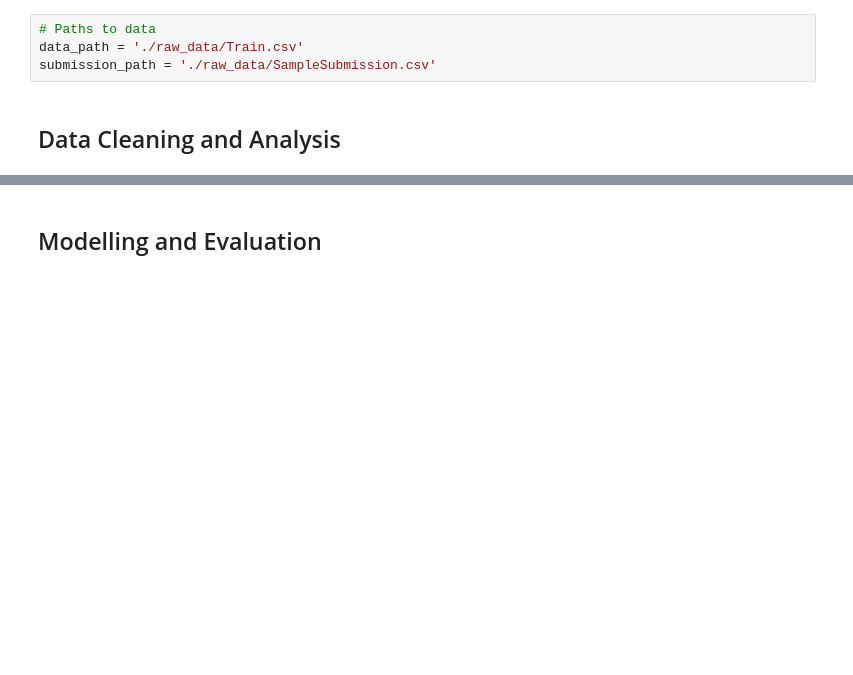
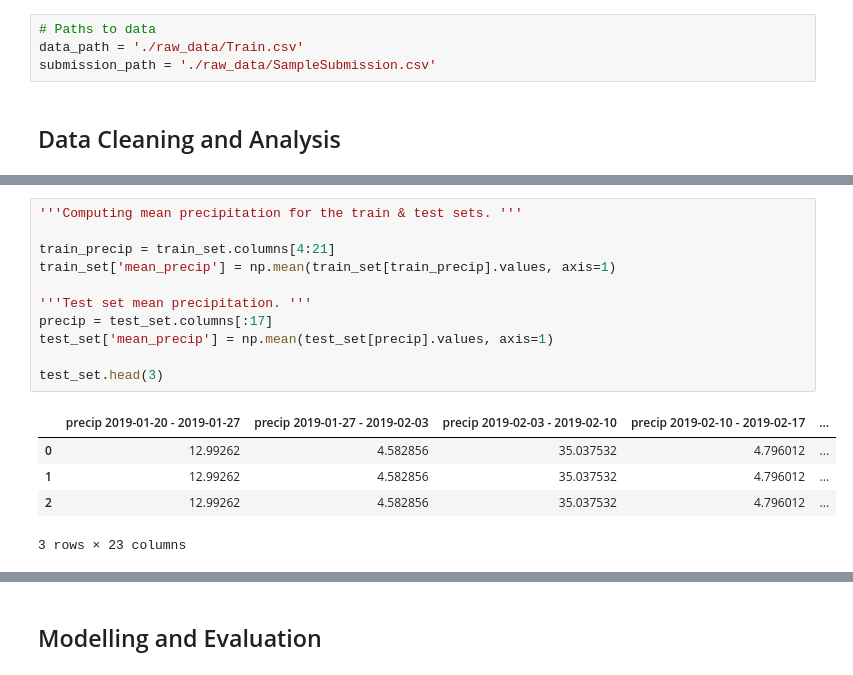
Before and after one commit to stmugisha/competitive-programming, a Jupyter notebook: flood_prediction/flood_prediction.ipynb, the cells around one changed output, grey strips where cells are left out. Drawn from its saved outputs; the diff is of its cells as text; blank space fills up the shorter version.

```diff
--- a/flood_prediction/flood_prediction.ipynb
+++ b/flood_prediction/flood_prediction.ipynb
@@ -141,0 +112,17 @@ test_set.head(2)
+# %%
+'''Computing mean precipitation for the train & test sets. '''
+
+train_precip = train_set.columns[4:21]
+train_set['mean_precip'] = np.mean(train_set[train_precip].values, axis=1)
+
+'''Test set mean precipitation. '''
+precip = test_set.columns[:17]
+test_set['mean_precip'] = np.mean(test_set[precip].values, axis=1)
+
+test_set.head(3)
+# %% [output]
+|  | precip 2019-01-20 - 2019-01-27 | precip 2019-01-27 - 2019-02-03 | precip 2019-02-03 - 2019-02-10 | precip 2019-02-10 - 2019-02-17 | ... |
+| 0 | 12.99262 | 4.582856 | 35.037532 | 4.796012 | ... |
+| 1 | 12.99262 | 4.582856 | 35.037532 | 4.796012 | ... |
+| 2 | 12.99262 | 4.582856 | 35.037532 | 4.796012 | ... |
+3 rows × 23 columns
```
Also changed, not shown: parts of 21 cells of this notebook.
